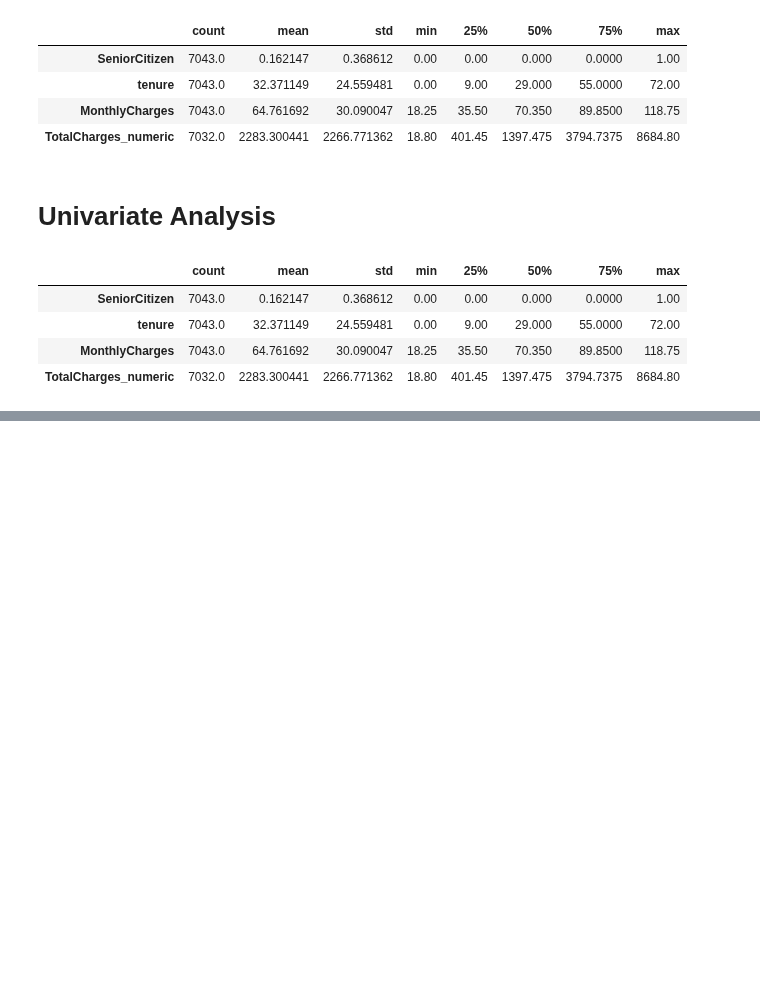
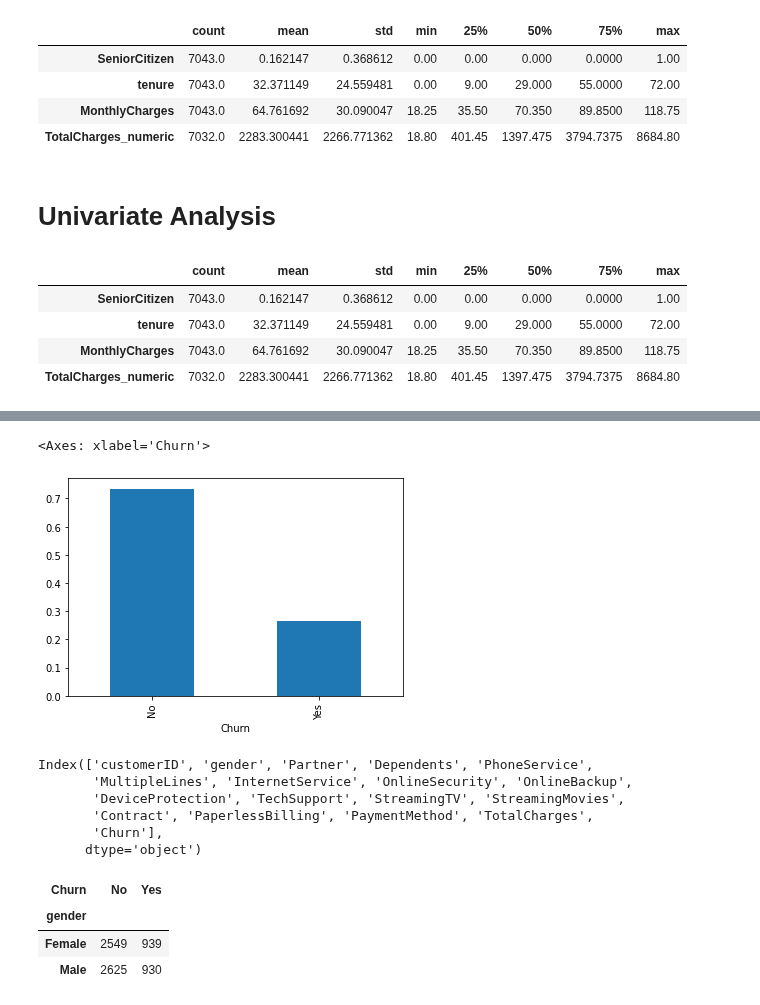
Before and after one commit to AkhilVinayakp/machine_Learning_Algorithms_python, a Jupyter notebook: bootcamp/telco_churn_pred/basic_data exploration.ipynb, the cells around one changed output, grey strips where cells are left out. Drawn from its saved outputs; the diff is of its cells as text; code cells hidden in the pictures; blank space fills up the shorter version.

```diff
--- a/bootcamp/telco_churn_pred/basic_data exploration.ipynb
+++ b/bootcamp/telco_churn_pred/basic_data exploration.ipynb
@@ -122,0 +167,5 @@ https://www.kaggle.com/code/farazrahman/telco-customer-churn-logisticregression/
+# %%
+raw['Churn'].value_counts(normalize=True).plot(kind="bar")
+# %% [output]
+<Axes: xlabel='Churn'>
+[figure, added]
@@ -122,0 +174,9 @@ https://www.kaggle.com/code/farazrahman/telco-customer-churn-logisticregression/
+# %%
+raw.select_dtypes("object").columns
+# %% [output]
+Index(['customerID', 'gender', 'Partner', 'Dependents', 'PhoneService',
+       'MultipleLines', 'InternetService', 'OnlineSecurity', 'OnlineBackup',
+       'DeviceProtection', 'TechSupport', 'StreamingTV', 'StreamingMovies',
+       'Contract', 'PaperlessBilling', 'PaymentMethod', 'TotalCharges',
+       'Churn'],
+      dtype='object')
@@ -122,0 +186,7 @@ https://www.kaggle.com/code/farazrahman/telco-customer-churn-logisticregression/
+# %%
+raw.groupby('gender')["Churn"].value_counts().unstack(fill_value=0)
+# %% [output]
+| Churn | No | Yes |
+| gender |  |  |
+| Female | 2549 | 939 |
+| Male | 2625 | 930 |
```
Also changed, not shown: parts of 16 cells of this notebook.
